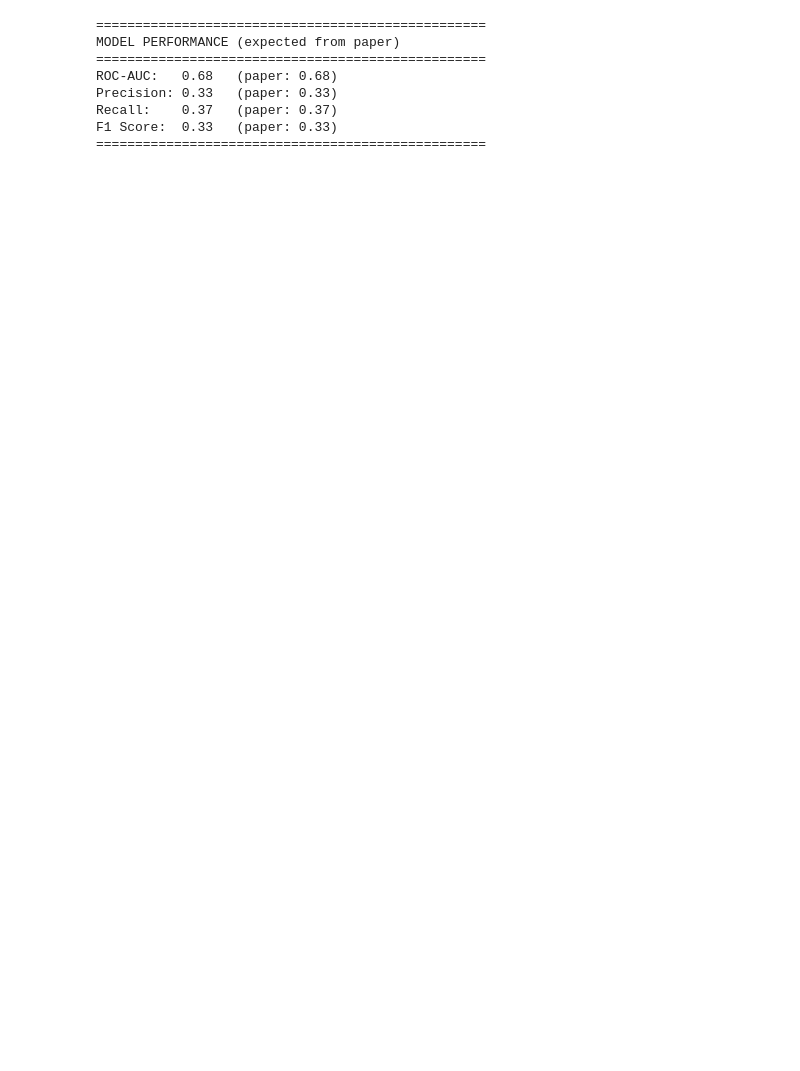
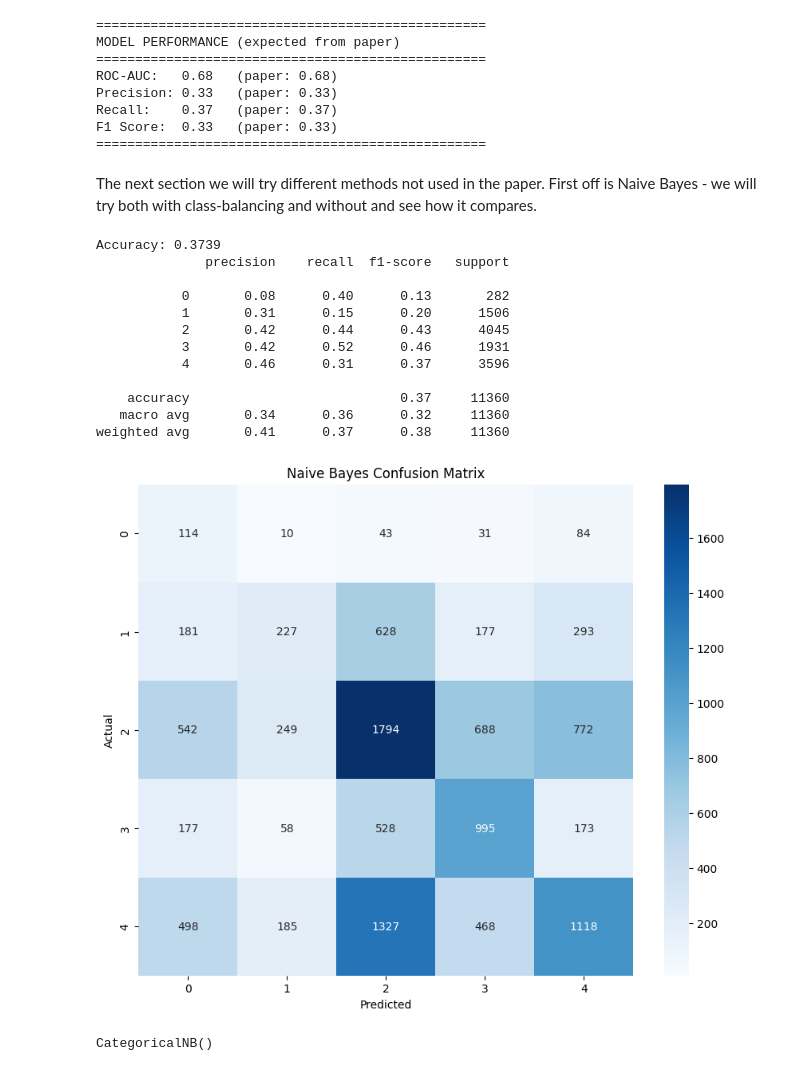
Before and after one commit to nchan315/cpsc440proj, a Jupyter notebook: proj.ipynb, the cells around one changed output. Saved outputs shown, nothing was run; the diff lists cells and outputs as text; code cells hidden in the pictures; blank space fills up the shorter version.

Commit message:
naive bayes

```diff
--- a/proj.ipynb
+++ b/proj.ipynb
@@ -384,3 +378,5 @@ Precision: 0.33   (paper: 0.33)
 Recall:    0.37   (paper: 0.37)
 F1 Score:  0.33   (paper: 0.33)
 ==================================================
+# %% [markdown]
+The next section we will try different methods not used in the paper. First off is Naive Bayes - we will try both with class-balancing and without and see how it compares.
@@ -386,0 +418,51 @@ F1 Score:  0.33   (paper: 0.33)
+# %%
+# 3. Split into Train/test
+X_train, X_test, y_train, y_test = train_test_split(
+    X_encoded, y_encoded, test_size=0.2, random_state=42, stratify=y_encoded
+)
+# %%
+# No SMOTE
+
+model = CategoricalNB(alpha=1.0) # Laplace smoothing
+model.fit(X_train, y_train)
+
+# 4A. Evaluation (No SMOTE)
+y_pred = model.predict(X_test)
+print(f"Accuracy: {accuracy_score(y_test, y_pred):.4f}")
+#print(classification_report(y_test, y_pred, target_names=le.classes_))
+print(classification_report(y_test, y_pred, target_names=[str(c) for c in le.classes_]))
+
+# 5A. Confusion Matrix Visualization
+cm = confusion_matrix(y_test, y_pred)
+plt.figure(figsize=(10, 8))
+sns.heatmap(cm, annot=True, fmt='d', cmap='Blues',
+            xticklabels=le.classes_, yticklabels=le.classes_)
+plt.xlabel('Predicted')
+plt.ylabel('Actual')
+plt.title('Naive Bayes Confusion Matrix')
+plt.savefig('figs/naive_bayes_cm.png')
+# %% [output]
+Accuracy: 0.3739
+              precision    recall  f1-score   support
+
+           0       0.08      0.40      0.13       282
+           1       0.31      0.15      0.20      1506
+           2       0.42      0.44      0.43      4045
+           3       0.42      0.52      0.46      1931
+           4       0.46      0.31      0.37      3596
+
+    accuracy                           0.37     11360
+   macro avg       0.34      0.36      0.32     11360
+weighted avg       0.41      0.37      0.38     11360
+[figure, added]
+# %%
+# Apply SMOTEN to balance the training set
+# This variant is used because all features are now encoded as categorical indices
+smote = SMOTEN(random_state=42)
+X_train_resampled, y_train_resampled = smote.fit_resample(X_train, y_train)
+
+# Initialize and train CategoricalNB on the resampled (balanced) data
+model = CategoricalNB(alpha=1.0) # Laplace smoothing
+model.fit(X_train_resampled, y_train_resampled)
+# %% [output]
+CategoricalNB()
```
Also changed, not shown: parts of 8 cells of this notebook.
